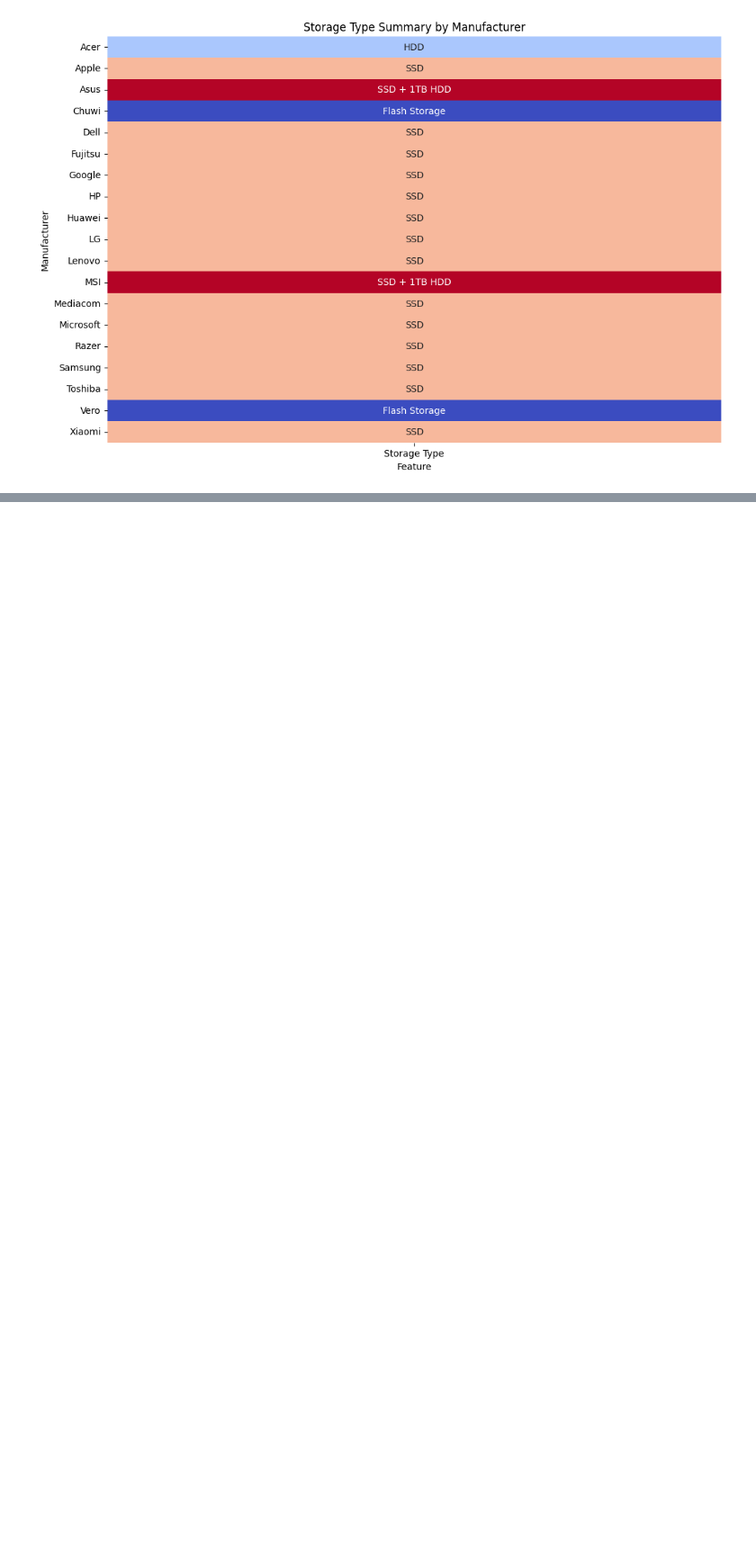
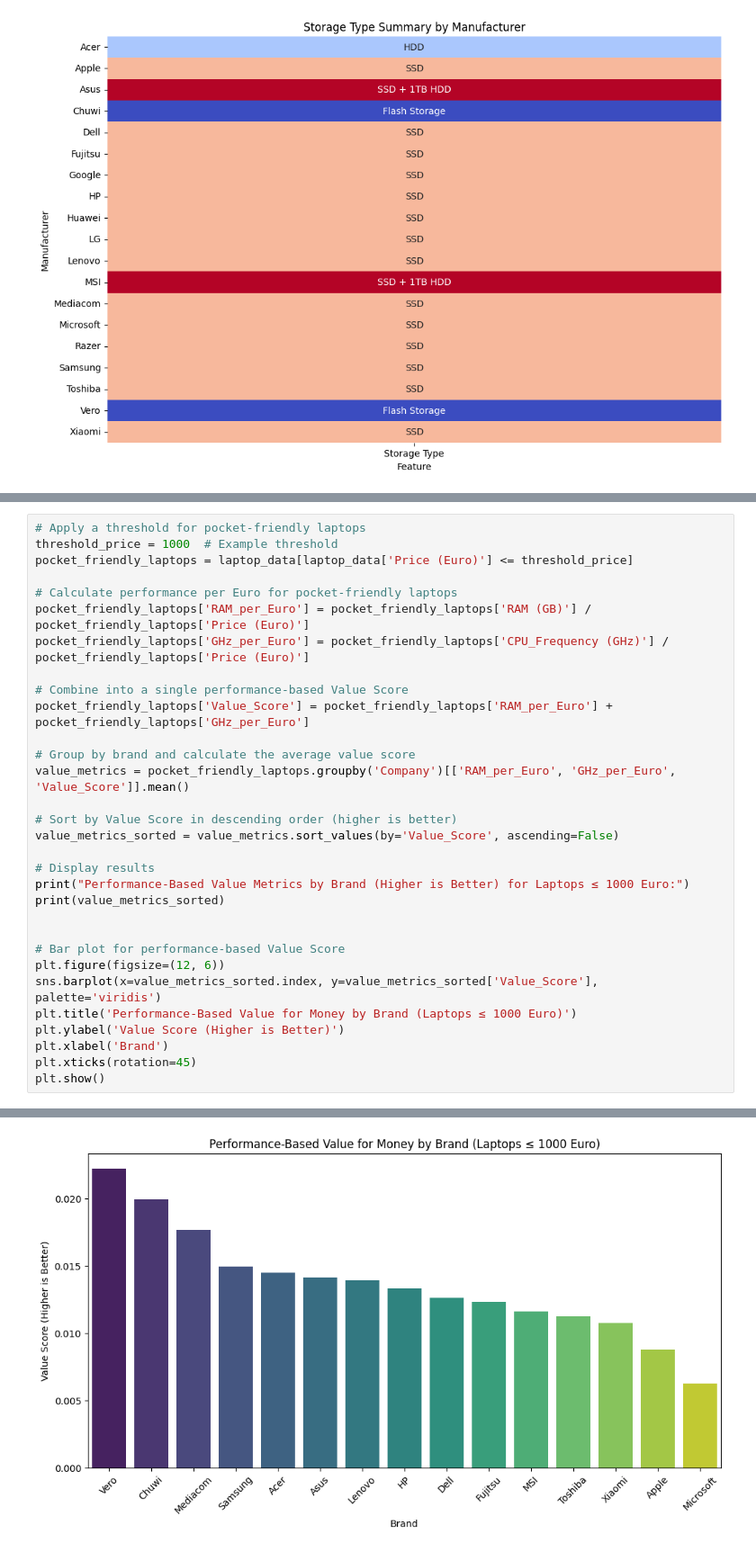
Before and after one commit to Folasewa/DS_Class_Project, a Jupyter notebook: Mini_Project_Folasewa_DS.ipynb, the cells around one changed output, grey strips where cells are left out. Shown at 90% size. Cells and saved outputs as stored; diff of their text form; blank space fills up the shorter version.

```diff
--- a/Mini_Project_Folasewa_DS.ipynb
+++ b/Mini_Project_Folasewa_DS.ipynb
@@ -624,0 +697,32 @@ for col in categorical_features_mode.columns:
+# %%
+# Apply a threshold for pocket-friendly laptops
+threshold_price = 1000  # Example threshold
+pocket_friendly_laptops = laptop_data[laptop_data['Price (Euro)'] <= threshold_price]
+
+# Calculate performance per Euro for pocket-friendly laptops
+pocket_friendly_laptops['RAM_per_Euro'] = pocket_friendly_laptops['RAM (GB)'] / pocket_friendly_laptops['Price (Euro)']
+pocket_friendly_laptops['GHz_per_Euro'] = pocket_friendly_laptops['CPU_Frequency (GHz)'] / pocket_friendly_laptops['Price (Euro)']
+
+# Combine into a single performance-based Value Score
+pocket_friendly_laptops['Value_Score'] = pocket_friendly_laptops['RAM_per_Euro'] + pocket_friendly_laptops['GHz_per_Euro']
+
+# Group by brand and calculate the average value score
+value_metrics = pocket_friendly_laptops.groupby('Company')[['RAM_per_Euro', 'GHz_per_Euro', 'Value_Score']].mean()
+
+# Sort by Value Score in descending order (higher is better)
+value_metrics_sorted = value_metrics.sort_values(by='Value_Score', ascending=False)
+
+# Display results
+print("Performance-Based Value Metrics by Brand (Higher is Better) for Laptops ≤ 1000 Euro:")
+print(value_metrics_sorted)
+
+
+# Bar plot for performance-based Value Score
+plt.figure(figsize=(12, 6))
+sns.barplot(x=value_metrics_sorted.index, y=value_metrics_sorted['Value_Score'], palette='viridis')
+plt.title('Performance-Based Value for Money by Brand (Laptops ≤ 1000 Euro)')
+plt.ylabel('Value Score (Higher is Better)')
+plt.xlabel('Brand')
+plt.xticks(rotation=45)
+plt.show()
+# %% [output]
@@ -624,0 +764 @@ for col in categorical_features_mode.columns:
+[figure, added]
```
Also changed, not shown: parts of 6 cells of this notebook.
